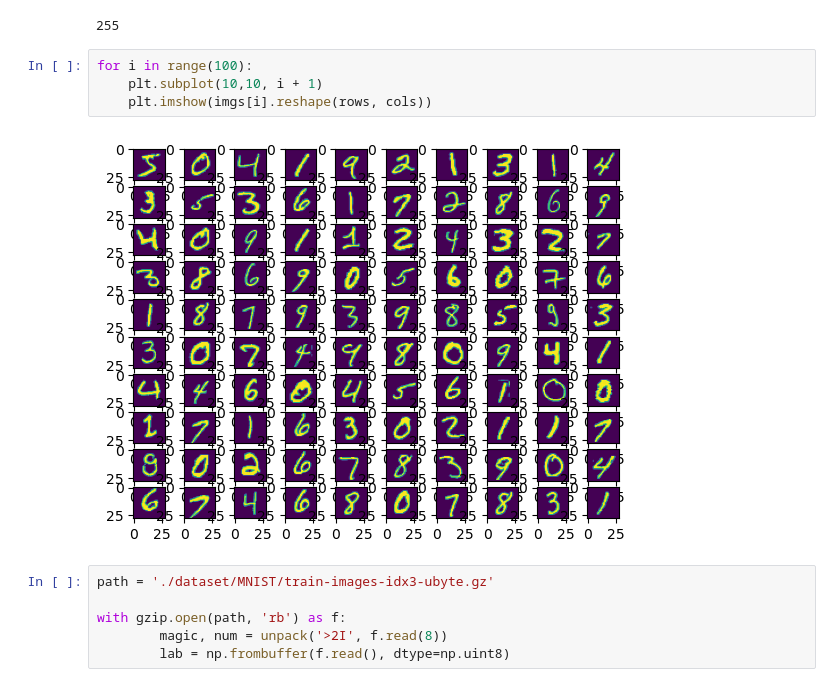
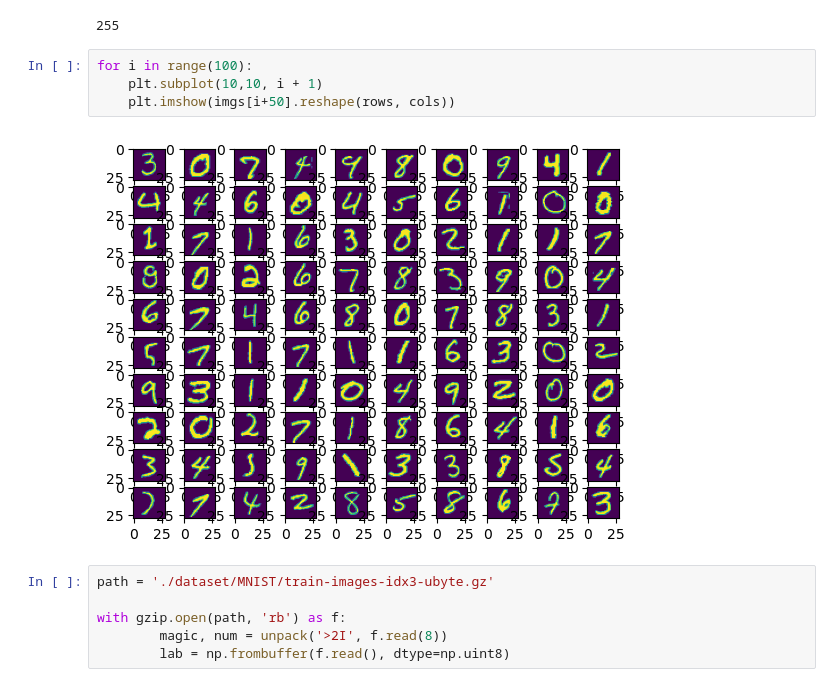
Before and after one commit to wcrisdog/PJ1, a Jupyter notebook: codes/dataset_explore.ipynb, the cells around one changed output. Saved outputs shown, nothing was run; the diff lists cells and outputs as text.

```diff
--- a/codes/dataset_explore.ipynb
+++ b/codes/dataset_explore.ipynb
@@ -30,9 +30,9 @@ imgs[0].max()
 # %%
 for i in range(100):
     plt.subplot(10,10, i + 1)
-    plt.imshow(imgs[i].reshape(rows, cols))
+    plt.imshow(imgs[i+50].reshape(rows, cols))
 # %% [output]
-[figure, old version]
+[figure, new version]
 # %%
 path = './dataset/MNIST/train-images-idx3-ubyte.gz'
 
```
Also changed, not shown: 14 other files.
